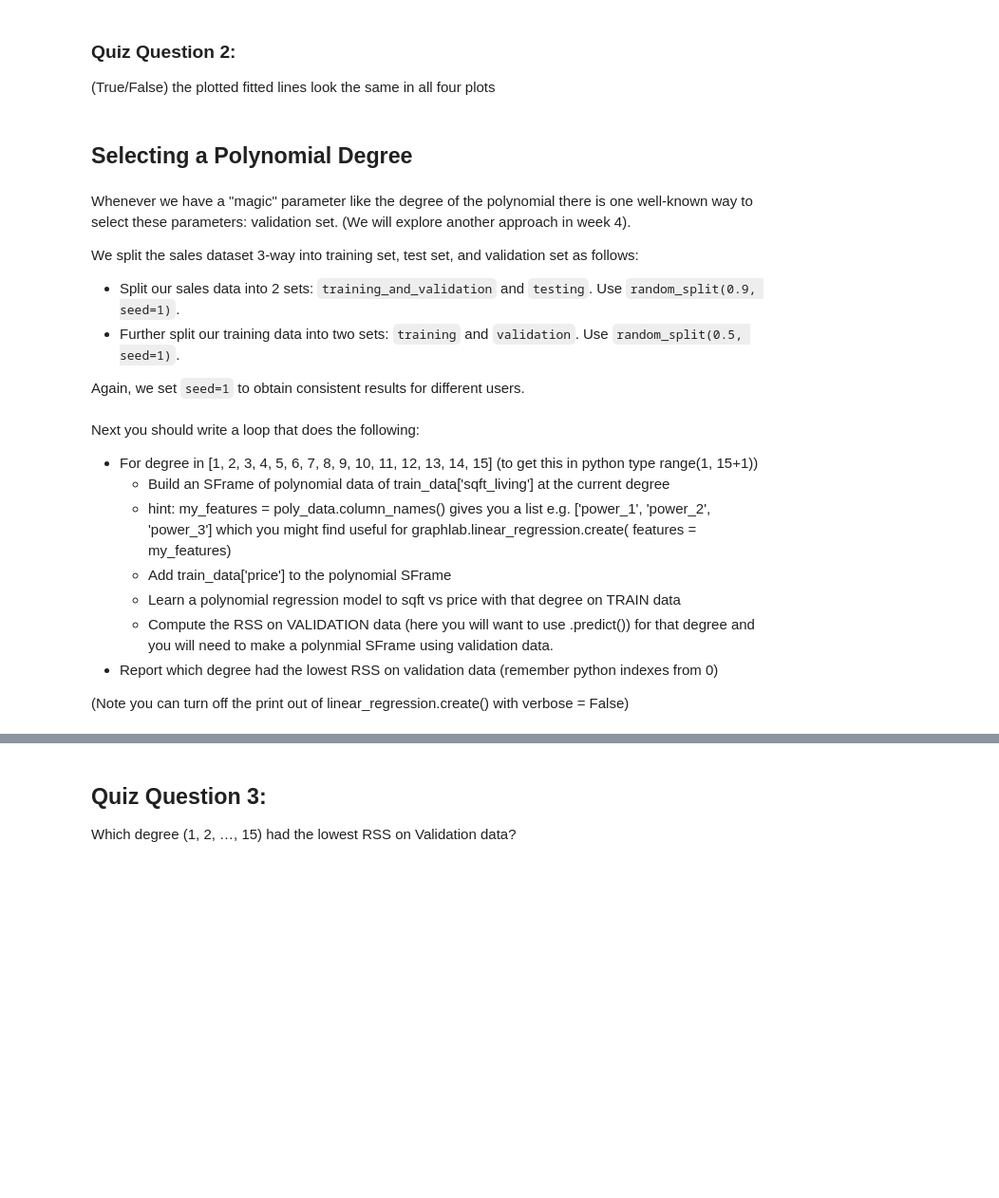
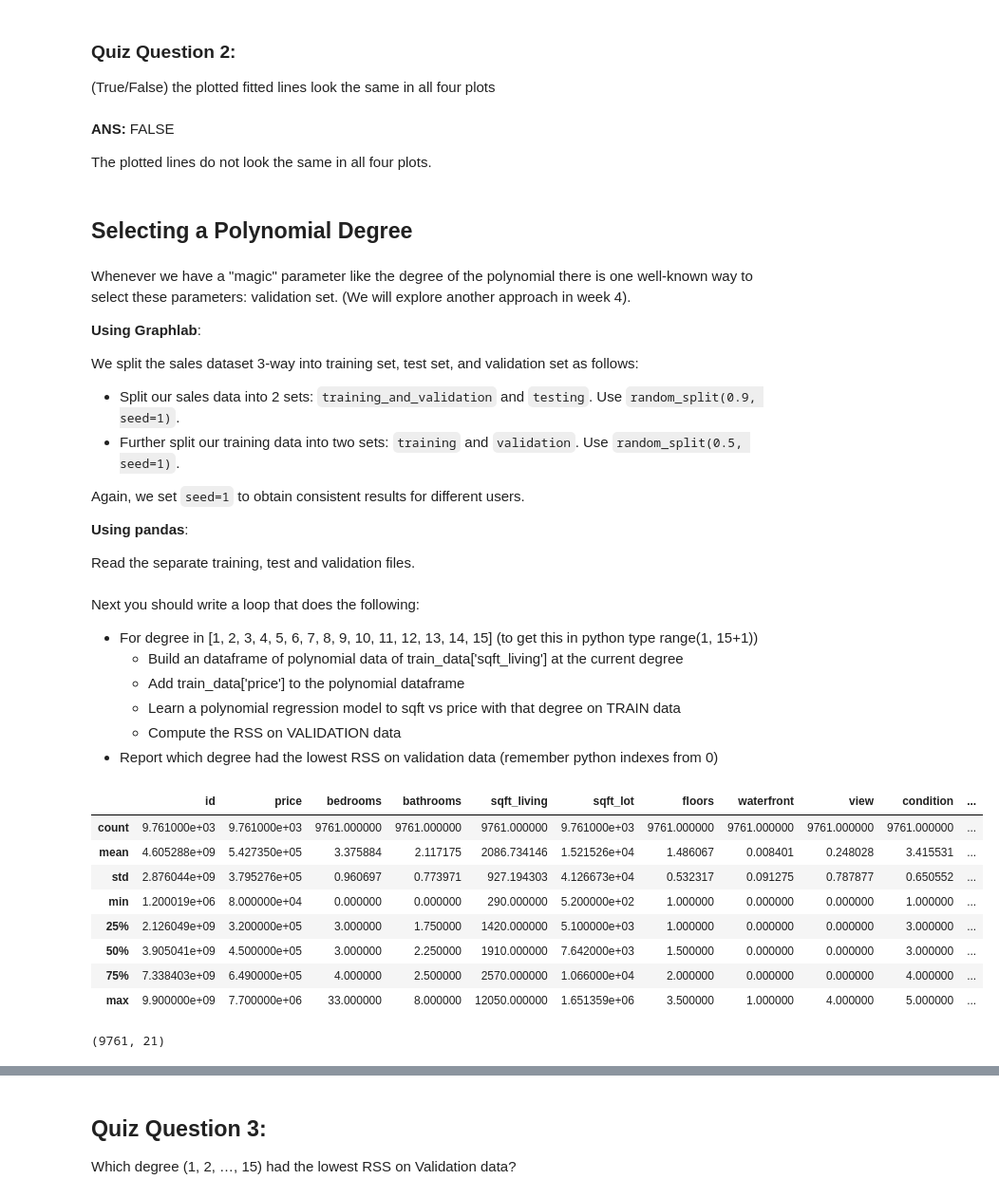
Before and after one commit to DheerajAgarwal/MachineLearning_UoW, a Jupyter notebook: Course2_Regression/Week_3_Polynomial_Regression_Quiz2.ipynb, the cells around one changed output, grey strips where cells are left out. Shown at 95% size. Saved outputs shown, nothing was run; the diff lists cells and outputs as text; code cells hidden in the pictures; blank space fills up the shorter version.

```diff
--- a/Course2_Regression/Week_3_Polynomial_Regression_Quiz2.ipynb
+++ b/Course2_Regression/Week_3_Polynomial_Regression_Quiz2.ipynb
@@ -232,10 +223,16 @@ Is the sign (positive or negative) for power_15 the same in all four models?
 # %% [markdown]
 ### Quiz Question 2:
 (True/False) the plotted fitted lines look the same in all four plots
+# %% [markdown]
+**ANS:** FALSE
+
+The plotted lines do not look the same in all four plots.
 # %% [markdown]
 ## Selecting a Polynomial Degree
 # %% [markdown]
 Whenever we have a "magic" parameter like the degree of the polynomial there is one well-known way to select these parameters: validation set. (We will explore another approach in week 4).
+
+**Using Graphlab**:
 
 We split the sales dataset 3-way into training set, test set, and validation set as follows:
 
@@ -243,14 +240,35 @@ We split the sales dataset 3-way into training set, test set, and validation set
 * Further split our training data into two sets: `training` and `validation`. Use `random_split(0.5, seed=1)`.
 
 Again, we set `seed=1` to obtain consistent results for different users.
+
+**Using pandas**:
+
+Read the separate training, test and validation files.
+# %%
+train_data = pd.read_csv("./data/wk3_kc_house_train_data.csv")
+test_data = pd.read_csv("./data/wk3_kc_house_test_data.csv")
+valid_data = pd.read_csv("./data/wk3_kc_house_valid_data.csv")
 # %% [markdown]
 Next you should write a loop that does the following:
 * For degree in [1, 2, 3, 4, 5, 6, 7, 8, 9, 10, 11, 12, 13, 14, 15] (to get this in python type range(1, 15+1))
-    * Build an SFrame of polynomial data of train_data['sqft_living'] at the current degree
-    * hint: my_features = poly_data.column_names() gives you a list e.g. ['power_1', 'power_2', 'power_3'] which you might find useful for graphlab.linear_regression.create( features = my_features)
-    * Add train_data['price'] to the polynomial SFrame
+    * Build an dataframe of polynomial data of train_data['sqft_living'] at the current degree
+    * Add train_data['price'] to the polynomial dataframe
     * Learn a polynomial regression model to sqft vs price with that degree on TRAIN data
-    * Compute the RSS on VALIDATION data (here you will want to use .predict()) for that degree and you will need to make a polynmial SFrame using validation data.
+    * Compute the RSS on VALIDATION data
 * Report which degree had the lowest RSS on validation data (remember python indexes from 0)
-
-(Note you can turn off the print out of linear_regression.create() with verbose = False)
+# %%
+train_data.describe()
+# %% [output]
+|  | id | price | bedrooms | bathrooms | sqft_living | sqft_lot | floors | waterfront | view | condition | ... |
+| count | 9.761000e+03 | 9.761000e+03 | 9761.000000 | 9761.000000 | 9761.000000 | 9.761000e+03 | 9761.000000 | 9761.000000 | 9761.000000 | 9761.000000 | ... |
+| mean | 4.605288e+09 | 5.427350e+05 | 3.375884 | 2.117175 | 2086.734146 | 1.521526e+04 | 1.486067 | 0.008401 | 0.248028 | 3.415531 | ... |
+| std | 2.876044e+09 | 3.795276e+05 | 0.960697 | 0.773971 | 927.194303 | 4.126673e+04 | 0.532317 | 0.091275 | 0.787877 | 0.650552 | ... |
+| min | 1.200019e+06 | 8.000000e+04 | 0.000000 | 0.000000 | 290.000000 | 5.200000e+02 | 1.000000 | 0.000000 | 0.000000 | 1.000000 | ... |
+| 25% | 2.126049e+09 | 3.200000e+05 | 3.000000 | 1.750000 | 1420.000000 | 5.100000e+03 | 1.000000 | 0.000000 | 0.000000 | 3.000000 | ... |
+| 50% | 3.905041e+09 | 4.500000e+05 | 3.000000 | 2.250000 | 1910.000000 | 7.642000e+03 | 1.500000 | 0.000000 | 0.000000 | 3.000000 | ... |
+| 75% | 7.338403e+09 | 6.490000e+05 | 4.000000 | 2.500000 | 2570.000000 | 1.066000e+04 | 2.000000 | 0.000000 | 0.000000 | 4.000000 | ... |
+| max | 9.900000e+09 | 7.700000e+06 | 33.000000 | 8.000000 | 12050.000000 | 1.651359e+06 | 3.500000 | 1.000000 | 4.000000 | 5.000000 | ... |
+# %%
+print train_data.shape
+# %% [output]
+(9761, 21)
```
Also changed, not shown: parts of 33 cells of this notebook.
